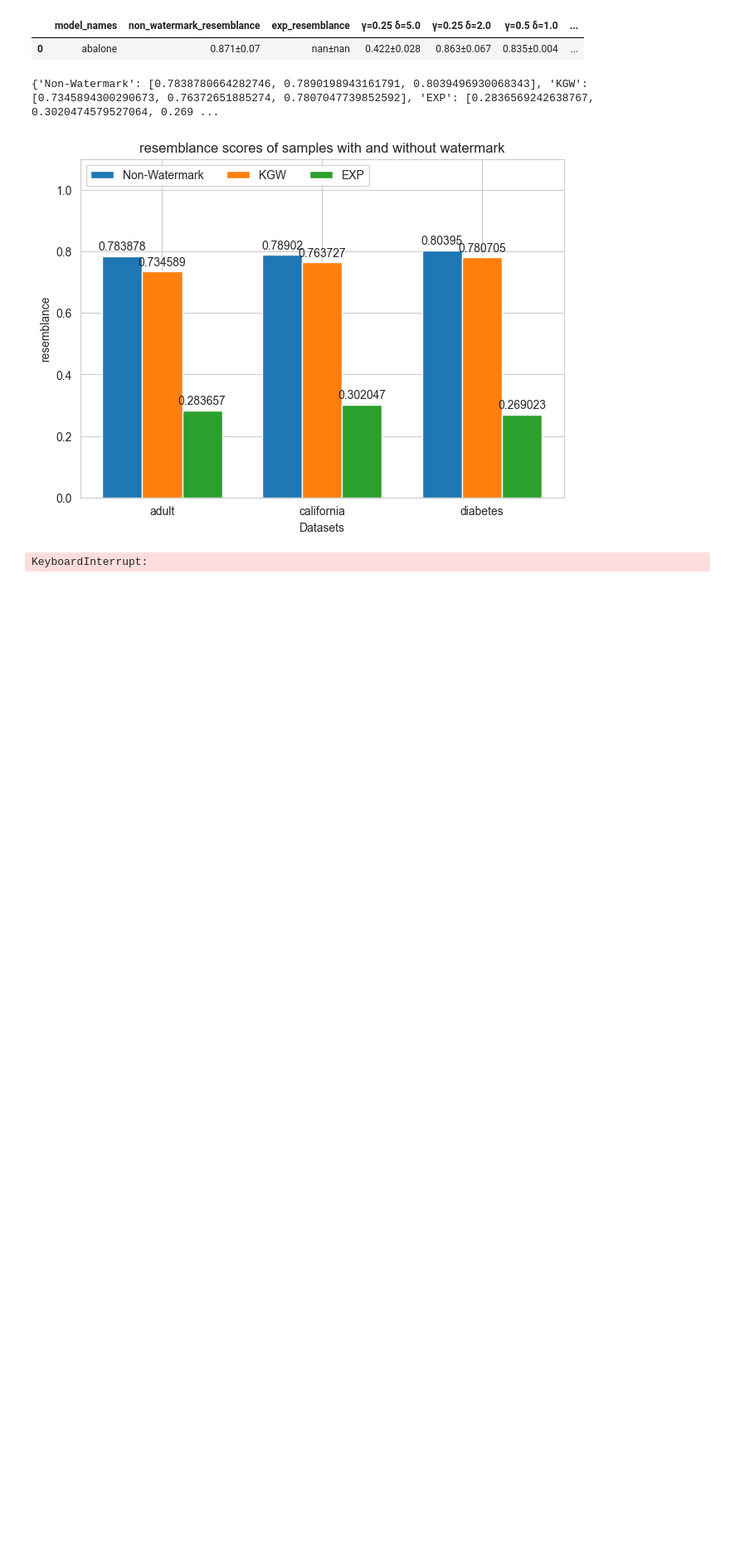
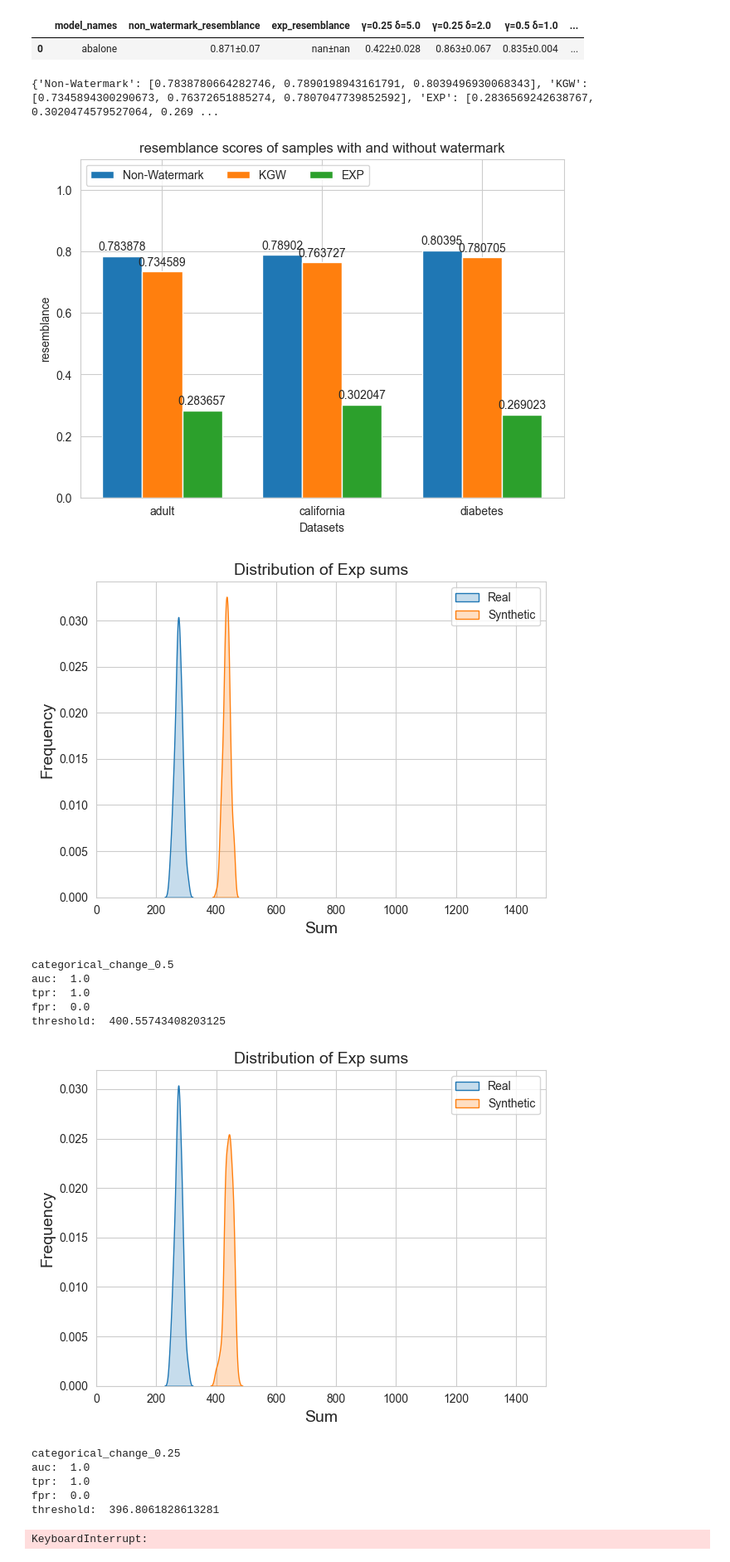
Before and after one commit to blueminh/t-rest, a Jupyter notebook: evaluation/synthcity.ipynb, the cells around one changed output. Shown: that part at 83% size. Drawn from its saved outputs; the diff is of its cells as text; code cells hidden in the pictures; blank space fills up the shorter version.

```diff
--- a/evaluation/synthcity.ipynb
+++ b/evaluation/synthcity.ipynb
@@ -903,7 +903,7 @@ from watermarking.exp_watermark import GreatEXPWatermarkDetector, GreatEXPWaterm
 
 
 
-def compute_roc_auc_exp(model_names, num_samples_per_class, num_tokens_per_sample, plot_distribution=False, included_columns=None):
+def compute_roc_auc_exp(model_names, num_samples_per_class, num_tokens_per_sample, plot_distribution=False, included_columns=None, attack_type=None):
     tokenizer = transformers.AutoTokenizer.from_pretrained('distilgpt2', add_prefix_space=True)
     tokenizer.pad_token_id = tokenizer.eos_token_id
     tokenizer.pad_token = tokenizer.eos_token
@@ -923,6 +923,8 @@ def compute_roc_auc_exp(model_names, num_samples_per_class, num_tokens_per_sampl
 
         real_name, _, _, exp_names = get_filenames_from_model(model_name, 1000, 0.25, 2.0, other_schemes=['exp'])
         exp_name = exp_names[0]
+        if attack_type:
+            exp_name = f'/attacked_samples/{attack_type}_{exp_name}'
 
         real_df = pd.read_csv(samples_dir + real_name)
         syn_df = pd.read_csv(samples_dir + exp_name)
@@ -940,7 +942,7 @@ def compute_roc_auc_exp(model_names, num_samples_per_class, num_tokens_per_sampl
     y_scores = np.concatenate([real_scores, gen_scores])
     fpr, tpr, thresholds = roc_curve(y_true, y_scores)
     roc_auc = auc(fpr, tpr)
-    results.append((fpr, tpr, roc_auc))
+    results.append((fpr, tpr, roc_auc, thresholds))
 
     if plot_distribution:
         plot_exp_sum_distribution(real_scores, gen_scores)
@@ -956,46 +958,82 @@ def plot_roc_curves_exp(results):
     lw = 2
     colors = ['b', 'g', 'r', 'c', 'm', 'y', 'k']  # Define colors for each line
 
-    for i, (fpr, tpr, roc_auc) in enumerate(results):
+    for i, (fpr, tpr, roc_auc, _) in enumerate(results):
         axes[0].plot(fpr, tpr, lw=lw, label=f'area = {roc_auc:.3f}', c=colors[i % len(colors)])
 
     axes[0].plot([0, 1], [0, 1], color='navy', lw=lw, linestyle='--')
     axes[0].set_xlim([0.0, 1.0])
     axes[0].set_ylim([0.0, 1.05])
     axes[0].set_xlabel('False Positive Rate', fontsize=14)
     axes[0].set_ylabel('True Positive Rate', fontsize=14)
     axes[0].legend(loc="lower right", fontsize=12)
 
     # Adjust layout to prevent overlap
     plt.tight_layout()
 
     # Show the plot
     plt.show()
 
 
 def plot_exp_sum_distribution(real_scores, gen_scores):
 # Plot the first set of kernel density plots on the first subplot
     sns.kdeplot(real_scores, label='Real', shade=True)
     sns.kdeplot(gen_scores, label='Synthetic', shade=True)
 
     plt.xlim(0, 1500)
 
     plt.xlabel('Sum', fontsize=14)
     plt.ylabel('Frequency', fontsize=14)
     plt.title(f'Distribution of Exp sums', fontsize=14)
     plt.legend()
 
     # Adjust layout to prevent overlap
     plt.tight_layout()
     # Show the plot
     plt.show()
 
-# compute_roc_auc_exp(
-#     ["diabetes"],
-#     num_samples_per_class=125,
-#     num_tokens_per_sample=250,
-#     plot_distribution=True,
-# )
+
+# for attack_type in ['random_noise_0.01', 'random_noise_0.05', 'random_noise_0.1', 'rounding_0_digits', 'rounding_2_digits']:
+for attack_type in ['categorical_change_0.5', 'categorical_change_0.25']:
+    results = compute_roc_auc_exp(
+        ['adult'],
+        num_samples_per_class=125,
+        num_tokens_per_sample=250,
+        plot_distribution=True,
+        attack_type=attack_type
+    )
+
+    (fpr, tpr, roc_auc, thresholds) = results[0]
+    max_fpr = 0.05
+    max_tpr = -1
+    corresponding_fpr = None
+    corresponding_threshold = None
+    for curr_fpr, curr_tpr, curr_threshold in zip(fpr, tpr, thresholds):
+        if curr_fpr < max_fpr:
+                max_tpr = max(max_tpr, curr_tpr)
+                # max_tpr = curr_tpr
+                corresponding_fpr = curr_fpr
+                corresponding_threshold = curr_threshold
+        else:
+            break
+    print(attack_type)
+    print('auc: ' , roc_auc)
+    print('tpr: ', max_tpr)
+    print('fpr: ', corresponding_fpr)
+    print('threshold: ', corresponding_threshold)
+# %% [output]
+[figure, added]
+categorical_change_0.5
+auc:  1.0
+tpr:  1.0
+fpr:  0.0
+threshold:  400.55743408203125
+[figure, added]
+categorical_change_0.25
+auc:  1.0
+tpr:  1.0
+fpr:  0.0
+threshold:  396.8061828613281
 # %%
 def plot_post_editing_attack(model_names, gamma_delta_pairs, num_samples_per_class, num_tokens_per_sample, attack_type, custom_softmax, z_threshold=None):
     tokenizer = transformers.AutoTokenizer.from_pretrained('distilgpt2', add_prefix_space=True)
```
Also changed, not shown: parts of 4 cells of this notebook, 20 other files.
